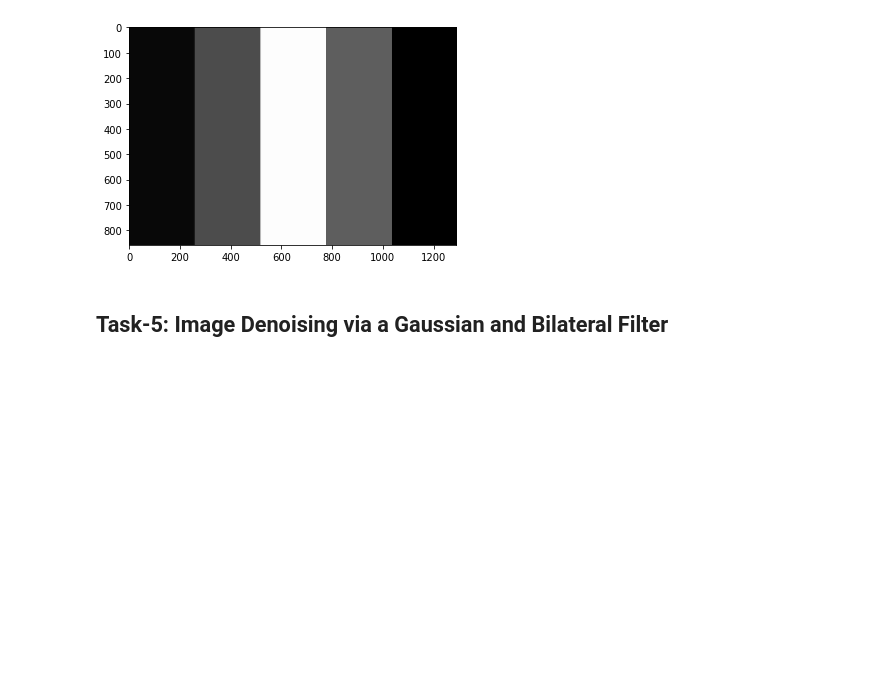
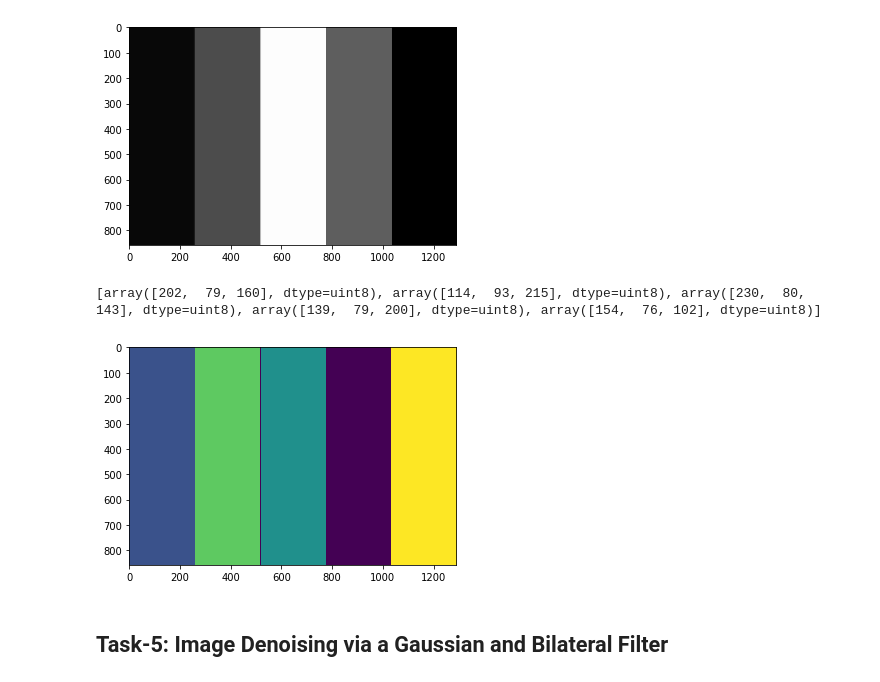
Before and after one commit to TsunamiBlue/ENGN4528-CLAB1, a Jupyter notebook: C-Lab-1 by u6579712.ipynb, the cells around one changed output. Drawn from its saved outputs; the diff is of its cells as text; code cells hidden in the pictures; blank space fills up the shorter version.

```diff
--- a/C-Lab-1 by u6579712.ipynb
+++ b/C-Lab-1 by u6579712.ipynb
@@ -384,6 +365,6 @@ def cvRGB2YUV(image):
 # %%
 # print(fig2b.shape)
-yuv_fig2b = cvRGB2YUV2(fig2b)
+yuv_fig2b = cvRGB2YUV(fig2b)
 # print(yuv_fig2b)
 sample_2b_yuv = cv2.cvtColor(fig2b,cv2.COLOR_RGB2YUV)
 print(fig2b[0][0])
@@ -437,3 +419,13 @@ plt.imshow(yuv_fig2b[:,:,0],cmap='gray')
 # %% [output]
 <matplotlib.image.AxesImage at 0x...>
 [figure]
+# %%
+def nearest_centroid(centroids,point):
+    distance_min = np.inf
+    for i,centroid in enumerate(centroids):
+        distance = float(np.linalg.norm(centroid-point))
+        if(distance<distance_min):
+            ans_centroid = centroid
+            ans_idx = i
+            distance_min=distance
+    return (ans_idx+1),ans_centroid
@@ -440,3 +469,15 @@ plt.imshow(yuv_fig2b[:,:,0],cmap='gray')
+# %%
+ans,assignment_log = clustering(yuv_fig2b)
+# %%
+ans*=51
+plt.imshow(ans)
+y_means = []
+for colour_idx,logs in assignment_log.items():
+    y_means.append(logs[0])
+print(y_means)
+# %% [output]
+[array([202,  79, 160], dtype=uint8), array([114,  93, 215], dtype=uint8), array([230,  80, 143], dtype=uint8), array([139,  79, 200], dtype=uint8), array([154,  76, 102], dtype=uint8)]
+[figure, added]
 # %% [markdown]
 **Task-5: Image Denoising via a Gaussian and Bilateral Filter**
 --
```
Also changed, not shown: parts of 8 cells of this notebook.
